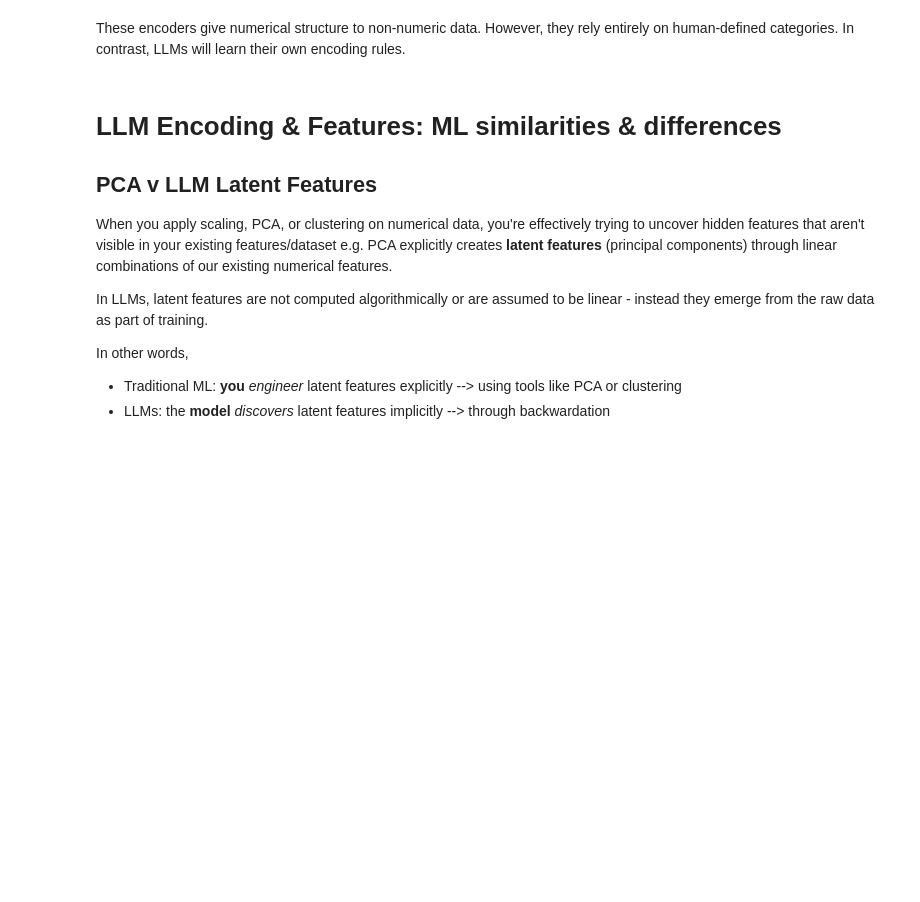
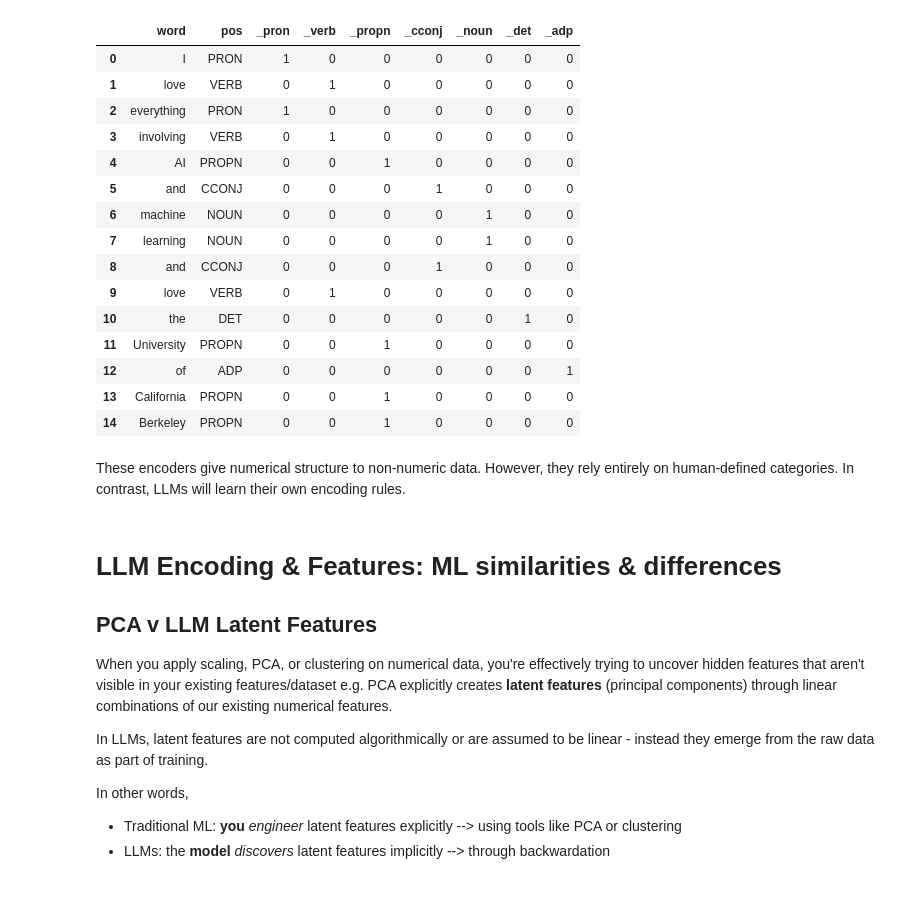
Before and after one commit to toby-gardner-ai/uc-berkeley-aiml-course, a Jupyter notebook: notebooks/Mod8_Feat_Engineering.ipynb, the cells around one changed output. Saved outputs shown, nothing was run; the diff lists cells and outputs as text; code cells hidden in the pictures; blank space fills up the shorter version.

```diff
--- a/notebooks/Mod8_Feat_Engineering.ipynb
+++ b/notebooks/Mod8_Feat_Engineering.ipynb
@@ -87,3 +118,46 @@ df_ordinal
+# %%
+categorise_text = spacy.load("en_core_web_sm")
+
+text = categorise_text(sentence)
+
+words = []
+pos_categ = []
+
+for token in text:
+    if token.is_space or token.is_punct:
+        continue
+    words.append(token.text)
+    pos_categ.append(token.pos_)
+
+df_pos = pd.DataFrame({'word': words,'pos': pos_categ})
+
+unique_pos = list(dict.fromkeys(pos_categ))
+
+oh_encoder = OneHotEncoder(categories=[unique_pos], sparse_output=False, dtype=int, handle_unknown="ignore")
+
+encoded_oh = oh_encoder.fit_transform(df_pos[['pos']])
+
+encoded_df = pd.DataFrame(encoded_oh, columns=[f'_{pos.lower()}' for pos in unique_pos], index=df_pos.index)
+
+df_pos_ohe = pd.concat([df_pos.reset_index(drop=True), encoded_df], axis=1)
+df_pos_ohe
+# %% [output]
+|  | word | pos | _pron | _verb | _propn | _cconj | _noun | _det | _adp |
+| 0 | I | PRON | 1 | 0 | 0 | 0 | 0 | 0 | 0 |
+| 1 | love | VERB | 0 | 1 | 0 | 0 | 0 | 0 | 0 |
+| 2 | everything | PRON | 1 | 0 | 0 | 0 | 0 | 0 | 0 |
+| 3 | involving | VERB | 0 | 1 | 0 | 0 | 0 | 0 | 0 |
+| 4 | AI | PROPN | 0 | 0 | 1 | 0 | 0 | 0 | 0 |
+| 5 | and | CCONJ | 0 | 0 | 0 | 1 | 0 | 0 | 0 |
+| 6 | machine | NOUN | 0 | 0 | 0 | 0 | 1 | 0 | 0 |
+| 7 | learning | NOUN | 0 | 0 | 0 | 0 | 1 | 0 | 0 |
+| 8 | and | CCONJ | 0 | 0 | 0 | 1 | 0 | 0 | 0 |
+| 9 | love | VERB | 0 | 1 | 0 | 0 | 0 | 0 | 0 |
+| 10 | the | DET | 0 | 0 | 0 | 0 | 0 | 1 | 0 |
+| 11 | University | PROPN | 0 | 0 | 1 | 0 | 0 | 0 | 0 |
+| 12 | of | ADP | 0 | 0 | 0 | 0 | 0 | 0 | 1 |
+| 13 | California | PROPN | 0 | 0 | 1 | 0 | 0 | 0 | 0 |
+| 14 | Berkeley | PROPN | 0 | 0 | 1 | 0 | 0 | 0 | 0 |
 # %% [markdown]
 These encoders give numerical structure to non-numeric data. However, they rely entirely on human-defined categories. In contrast, LLMs will learn their own encoding rules.
 # %% [markdown]
```
Also changed, not shown: parts of 24 cells of this notebook, 8 other files.
